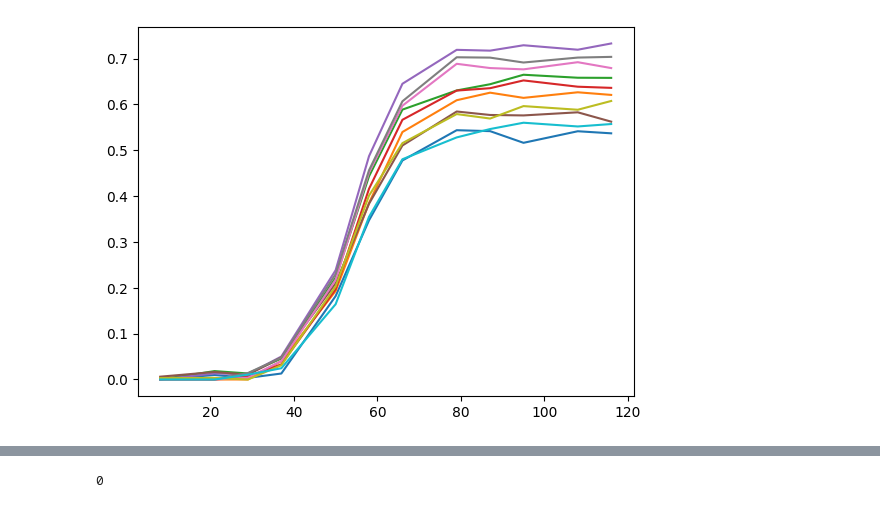
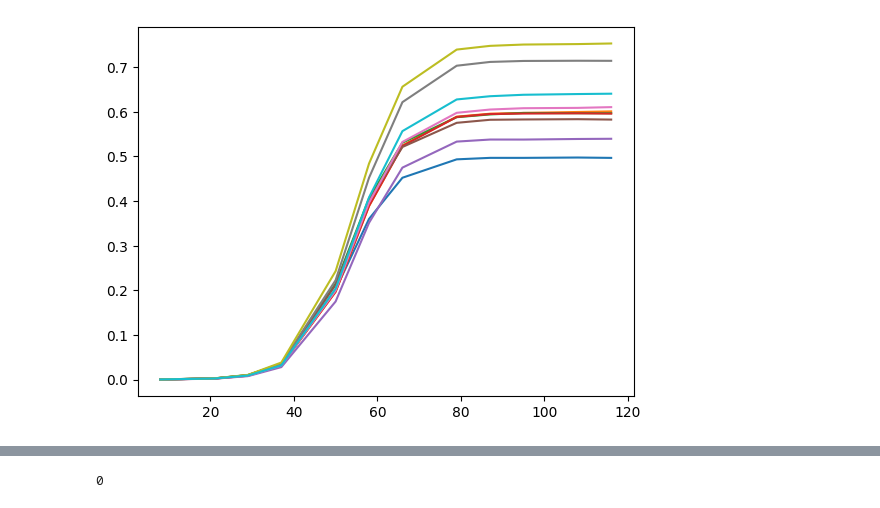
Before and after one commit to nadavbennun1/collective_posterior, a Jupyter notebook: test collective.ipynb, the cells around one changed output, grey strips where cells are left out. Drawn from its saved outputs; the diff is of its cells as text; code cells hidden in the pictures.

```diff
--- a/test collective.ipynb
+++ b/test collective.ipynb
@@ -1,35 +1,35 @@
 # %%
 import numpy as np
 import pandas as pd
 import matplotlib.pyplot as plt
 import math
 import pickle
 import sbi.utils as utils
 import torch
 from sbi.inference import MCMCPosterior
 from scipy.special import logsumexp
 from cnv_simulation_initial_beneficial import CNVsimulator_simpleWF
 from collective_posterior import CollectivePosterior
 generation = np.array(pd.read_csv('Chuong_116_gens.txt').columns.astype('int'))
 from seaborn import histplot
 
 def simulator(parameters):
     X = CNVsimulator_simpleWF(parameters=parameters, generation=generation, N=int(2e6), seed=None, reps=10) \
-    + np.random.normal(0,0.01,(10,12))
+    # + np.random.normal(0,0.01,(10,12))
     for i in range(len(X)):
         for j in range(len(X[i])):
             if X[i,j] > 1:
                 X[i,j] = 1
             if X[i,j] < 0:
                 X[i,j] = 0
     return X
 
 
 X = simulator(np.array([-0.74,-4.84,-4.32], dtype='float'))
 for x in X:
     plt.plot(generation,x)
 # %% [output]
-[figure, old version]
+[figure, new version]
 # %%
 prior_min = np.log10(np.array([1e-2,1e-7,1e-8]))
 prior_max = np.log10(np.array([1,1e-2,1e-2]))
```
Also changed, not shown: parts of 9 cells of this notebook.
